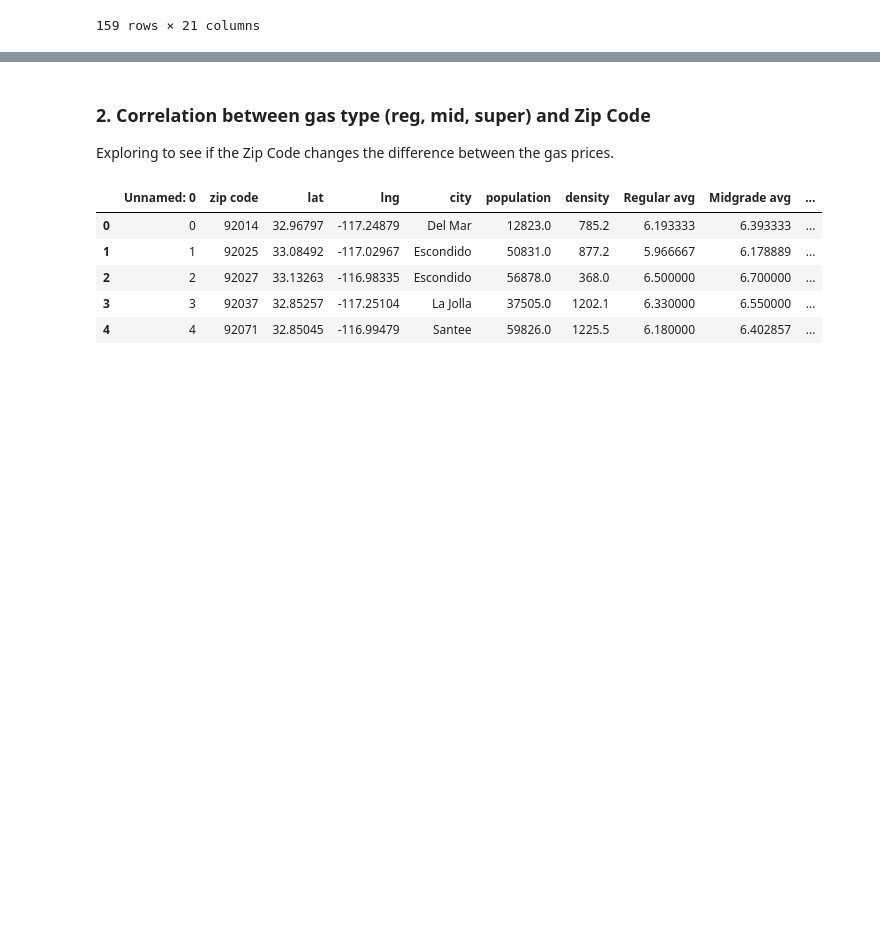
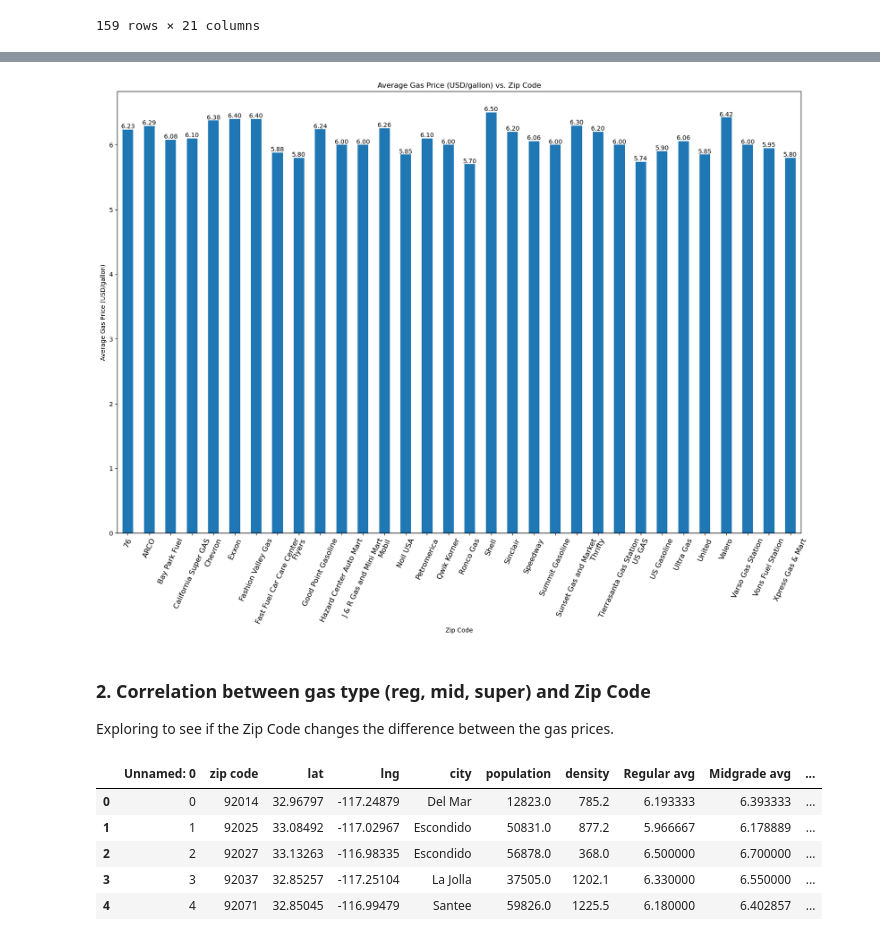
Before and after one commit to Lilnessa/Project1, a Jupyter notebook: charts.ipynb, the cells around one changed output, grey strips where cells are left out. Cells and saved outputs as stored; diff of their text form; code cells hidden in the pictures; blank space fills up the shorter version.

```diff
--- a/charts.ipynb
+++ b/charts.ipynb
@@ -139,0 +146,5 @@ plt.show()
+# %%
+zip_brand_price = extra_clean_gas_w_brand.loc[:,['zip code','Brand Name', 'gas1 price']]
+group_brand = zip_brand_price.groupby(["Brand Name"])["gas1 price"].mean()
+zip_code_group = zip_brand_price.groupby(["zip code"])["gas1 price"].mean()
+zip_code_group.head()
@@ -140,3 +159,15 @@ plt.show()
+# %%
+ax = group_brand.plot(x= "Brandname", y= "gas1 price", rot = 65, kind= "bar", width=.5, figsize=(20,13))
+bar_name = ax
+ax.set_xticklabels(ax.get_xticklabels(), fontsize=12)
+plt.xlabel("Zip Code")
+#https://stackoverflow.com/questions/25447700/annotate-bars-with-values-on-pandas-bar-plots
+ax.bar_label(ax.containers[0],fmt='%.2f')
+plt.ylabel("Average Gas Price (USD/gallon)")
+plt.title("Average Gas Price (USD/gallon) vs. Zip Code")
+plt.show()
+# %% [output]
+[figure, added]
 # %% [markdown]
 ### 2. Correlation between gas type (reg, mid, super) and Zip Code
 Exploring to see if the Zip Code changes the difference between the gas prices.
```
Also changed, not shown: parts of 7 cells of this notebook.
